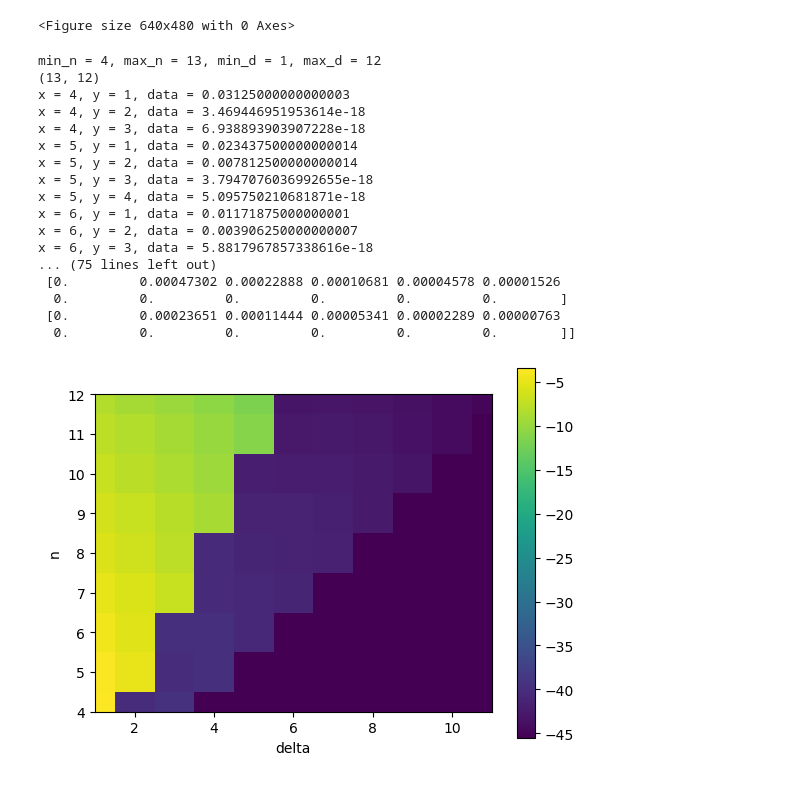
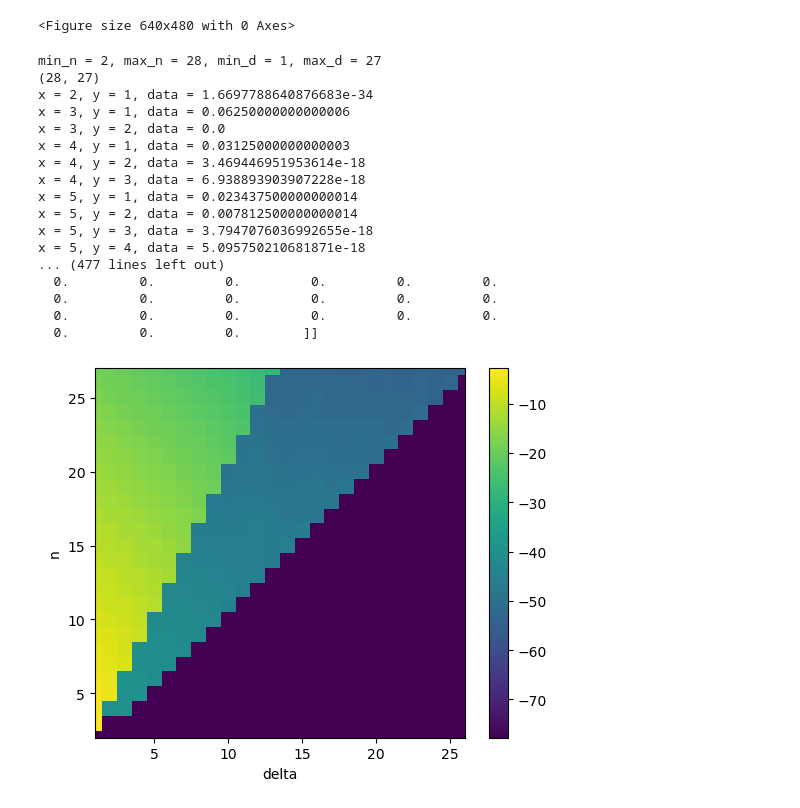
Before and after one commit to JuliuszSyrewicz/quantumFactorization, a Jupyter notebook: QFT.ipynb, the cells around one changed output. Drawn from its saved outputs; the diff is of its cells as text; code cells hidden in the pictures.

```diff
--- a/QFT.ipynb
+++ b/QFT.ipynb
@@ -49,23 +52,23 @@ ac.draw(output="mpl", fold=-1)
 [figure]
 <Figure size 640x480 with 0 Axes>
 # %%
-plotErrorsFromFile("txt/errors4-12.txt")
+plotErrorsFromFile("txt/errors2-32.txt")
 # %% [output]
-min_n = 4, max_n = 13, min_d = 1, max_d = 12
-(13, 12)
+min_n = 2, max_n = 28, min_d = 1, max_d = 27
+(28, 27)
+x = 2, y = 1, data = 1.6697788640876683e-34
+x = 3, y = 1, data = 0.06250000000000006
+x = 3, y = 2, data = 0.0
 x = 4, y = 1, data = 0.03125000000000003
 x = 4, y = 2, data = 3.469446951953614e-18
 x = 4, y = 3, data = 6.938893903907228e-18
 x = 5, y = 1, data = 0.023437500000000014
 x = 5, y = 2, data = 0.007812500000000014
 x = 5, y = 3, data = 3.7947076036992655e-18
 x = 5, y = 4, data = 5.095750210681871e-18
-x = 6, y = 1, data = 0.01171875000000001
-x = 6, y = 2, data = 0.003906250000000007
-x = 6, y = 3, data = 5.8817967857338616e-18
-... (75 lines left out)
- [0.         0.00047302 0.00022888 0.00010681 0.00004578 0.00001526
-  0.         0.         0.         0.         0.         0.        ]
- [0.         0.00023651 0.00011444 0.00005341 0.00002289 0.00000763
-  0.         0.         0.         0.         0.         0.        ]]
+... (477 lines left out)
+  0.         0.         0.         0.         0.         0.
+  0.         0.         0.         0.         0.         0.
+  0.         0.         0.         0.         0.         0.
+  0.         0.         0.        ]]
-[figure, old version]
+[figure, new version]
```
Also changed, not shown: parts of 5 cells of this notebook, 2 other files.
